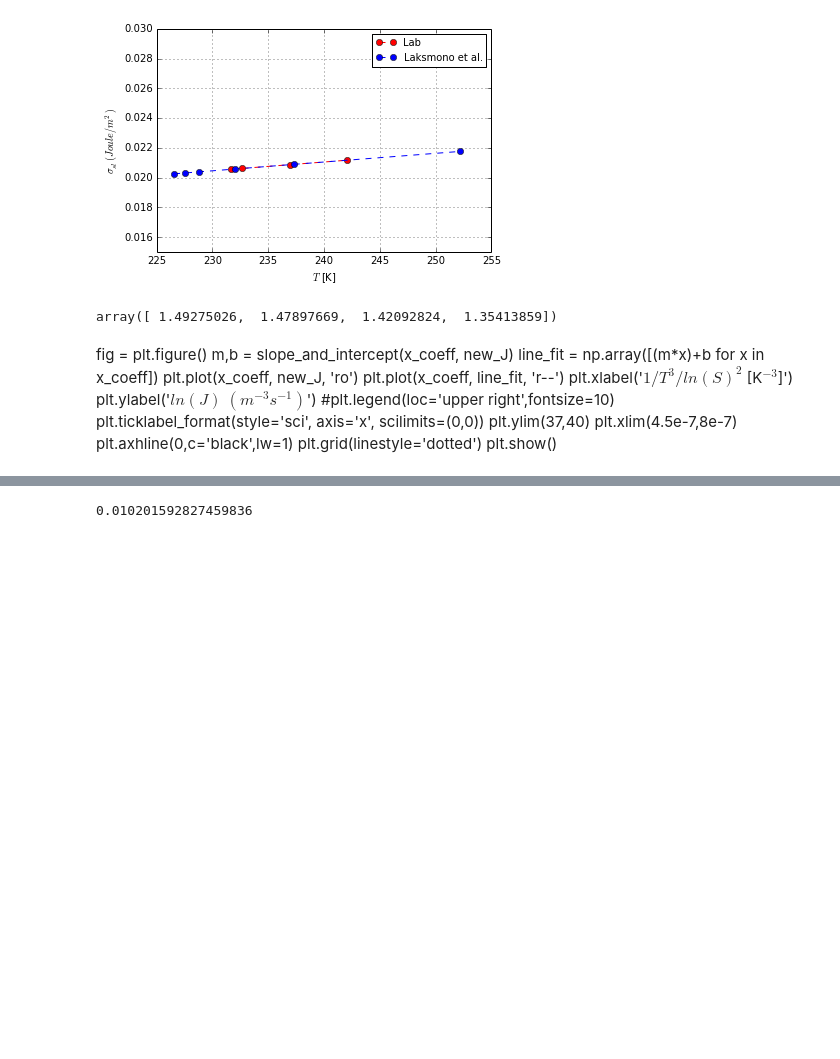
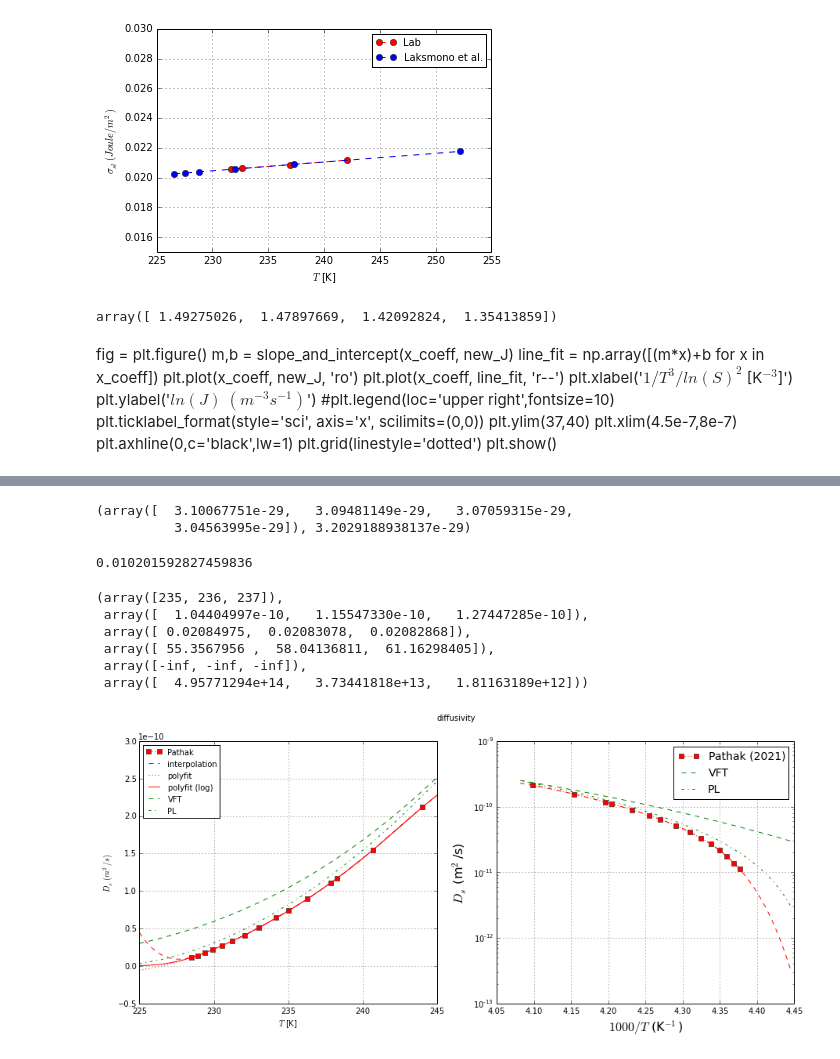
Before and after one commit to Niloo1371/Finding_droplets, a Jupyter notebook: Examples/interfacial_energy.ipynb, the cells around one changed output, grey strips where cells are left out. Saved outputs shown, nothing was run; the diff lists cells and outputs as text; code cells hidden in the pictures; blank space fills up the shorter version.

```diff
--- a/Examples/interfacial_energy.ipynb
+++ b/Examples/interfacial_energy.ipynb
@@ -209,6 +237,11 @@ ice_vol_new
+# %%
+ice_vol/N_A, ice_vol_new
+# %% [output]
+(array([  3.10067751e-29,   3.09481149e-29,   3.07059315e-29,
+          3.04563995e-29]), 3.2029188938137e-29)
 # %%
+m,b = slope_and_intercept(x_coeff, new_J)
 sigma_lab = np.cbrt(-m*3*K*K*K/(16*np.pi*ice_vol_new*ice_vol_new))
+sigma_lab
+# %% [output]
+0.010201592827459836
-# %%
-sigma_lab
-# %% [output]
-0.010201592827459836
@@ -214,0 +306,61 @@ sigma_lab
+# %%
+np.array([235, 236, 237]), D_VFT(np.array([235, 236, 237])), sigma_laksmono_VFT(np.array([235, 236, 237])), deltaF(np.array([235, 236, 237]), sigma_laksmono_VFT(np.array([235, 236, 237])))/kB/np.array([235., 236., 237.]), deltaf(np.array([235, 236, 237]), D_VFT(np.array([235, 236, 237]))), J(np.array([235, 236, 237]), D_VFT(np.array([235, 236, 237])), sigma_laksmono_VFT(np.array([235, 236, 237])))
+# %% [output]
+(array([235, 236, 237]),
+ array([  1.04404997e-10,   1.15547330e-10,   1.27447285e-10]),
+ array([ 0.02084975,  0.02083078,  0.02082868]),
+ array([ 55.3567956 ,  58.04136811,  61.16298405]),
+ array([-inf, -inf, -inf]),
+ array([  4.95771294e+14,   3.73441818e+13,   1.81163189e+12]))
+# %%
+# experimental diffusivity data from SwissFEL
+data_SwissFEL = np.loadtxt(file_dir + 'entropy_data_7.2.csv', delimiter=',')
+T_SwissFEL = np.array([data_SwissFEL[i,0] for i in range(len(data_SwissFEL))])
+D_SwissFEL = np.array([data_SwissFEL[i,13] for i in range(len(data_SwissFEL))])
+D_SwissFEL_invT = interpolate.InterpolatedUnivariateSpline(1/T_SwissFEL, D_SwissFEL)
+p_SwissFEL = np.polyfit(T_SwissFEL, D_SwissFEL, 6, rcond=None, full=False, w=None, cov=False)
+p_SwissFEL_invT_log = np.polyfit(1/T_SwissFEL, np.log(D_SwissFEL), 6, rcond=None, full=False, w=None, cov=False)
+D_SwissFEL_fit = lambda T: np.polyval(p_SwissFEL, T)
+D_SwissFEL_fit_log = lambda T: np.exp(np.polyval(p_SwissFEL_invT_log, 1/T))
+
+# plot data
+#T_arr = np.arange(np.ceil(T_SwissFEL.min()), np.floor(T_SwissFEL.max()), 0.01)
+T_arr = np.arange(225,245,0.01)
+
+f, axes = plt.subplots(nrows=1, ncols=2,  figsize=(15, 6))
+f.suptitle('diffusivity')
+
+axes[0].plot(T_SwissFEL, D_SwissFEL, 'rs:', label='Pathak')
+axes[0].plot(T_arr, D_SwissFEL_invT(1/T_arr), 'r--', label='interpolation')
+axes[0].plot(T_arr, D_SwissFEL_fit(T_arr), 'r:', label='polyfit')
+axes[0].plot(T_arr, D_SwissFEL_fit_log(T_arr), 'r-', label='polyfit (log)')
+axes[0].plot(T_arr, D_VFT(T_arr), 'g--', label='VFT')
+axes[0].plot(T_arr, D_PL(T_arr), 'g-.', label='PL')
+#axes[0].plot(T_arr, D_laksmono(T_arr), 'b--', label='Laksmono (CNT fit)')
+axes[0].set_xlabel('$T$ [K]')
+axes[0].set_ylabel('$D_s\ (m^2/s)$')
+#axes[0].set_xlim(200,250)
+#axes[0].set_ylim(0.274,0.279)
+axes[0].legend(loc='upper left', prop={'size': 10})
+axes[0].grid(linestyle='dotted')
+
+axes[1].semilogy(1000/T_SwissFEL, D_SwissFEL, 'rs:', label='Pathak (2021)')
+#axes[1].semilogy(1000/T_arr, D_SwissFEL_invT(1/T_arr), 'r--', label='interpolation')
+#axes[1].semilogy(1000/T_arr, D_SwissFEL_fit(T_arr), 'r:', label='polyfit')
+#axes[1].semilogy(1000/T_arr, D_SwissFEL_fit_log(T_arr), 'r-', label='polyfit (log)')
+axes[1].semilogy(1000/T_arr, D_SwissFEL_fit_log(T_arr), 'r--',)
+axes[1].semilogy(1000/T_arr, D_VFT(T_arr), 'g--', label='VFT')
+axes[1].semilogy(1000/T_arr, D_PL(T_arr), 'g-.', label='PL')
+#axes[1].semilogy(1000/T_arr, D_laksmono(T_arr), 'b--', label='Laksmono (CNT fit)')
+axes[1].legend(loc='upper right', prop={'size': 14})
+axes[1].set_xlabel('$1000/T$ (K$^{-1}$)', fontsize=16)
+axes[1].set_ylabel('$D_s$ (m$^2$/s)', fontsize=16)
+#axes[1].set_title('diffusivity')
+#axes[1].set_xlim(170,310)
+#axes[1].set_ylim(0.274,0.279)
+axes[1].grid(linestyle='dotted')
+
+plt.savefig('fig1-diffusivity.eps', format='eps')
+plt.show()
+# %% [output]
+[figure, added]
```
Also changed, not shown: parts of 26 cells of this notebook.
